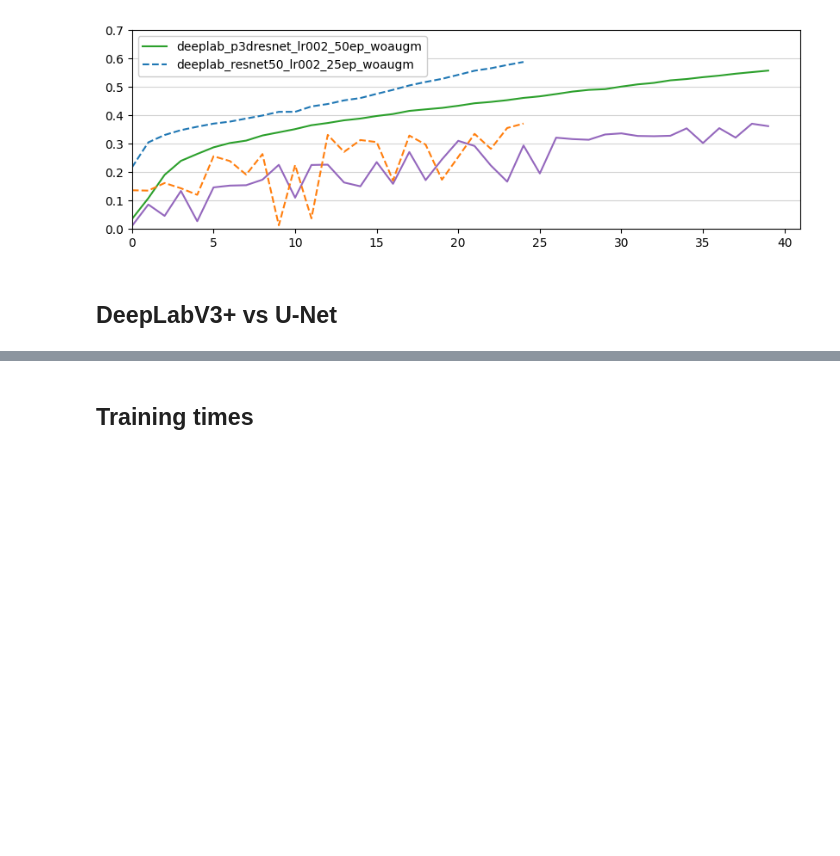
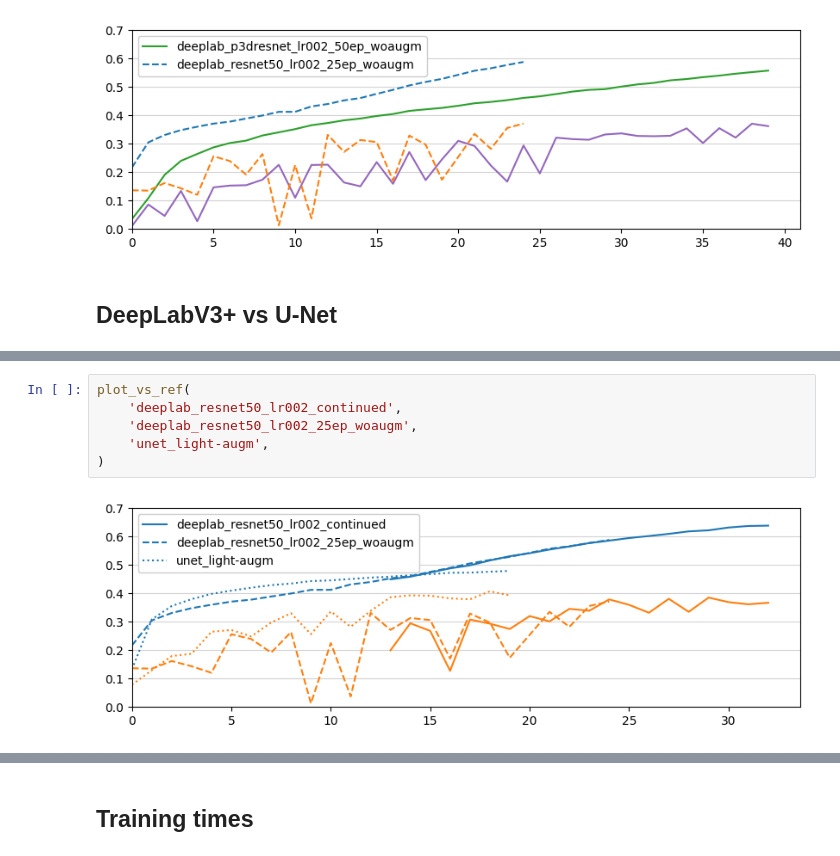
Before and after one commit to tomlqc/identify-contrails, a Jupyter notebook: notebooks-logs/History.ipynb, the cells around one changed output, grey strips where cells are left out. Drawn from its saved outputs; the diff is of its cells as text; blank space fills up the shorter version.

```diff
--- a/notebooks-logs/History.ipynb
+++ b/notebooks-logs/History.ipynb
@@ -268,0 +286,8 @@ plot_vs_ref(
+# %%
+plot_vs_ref(
+    'deeplab_resnet50_lr002_continued',
+    'deeplab_resnet50_lr002_25ep_woaugm',
+    'unet_light-augm',
+)
+# %% [output]
+[figure, added]
```
Also changed, not shown: parts of 7 cells of this notebook.
